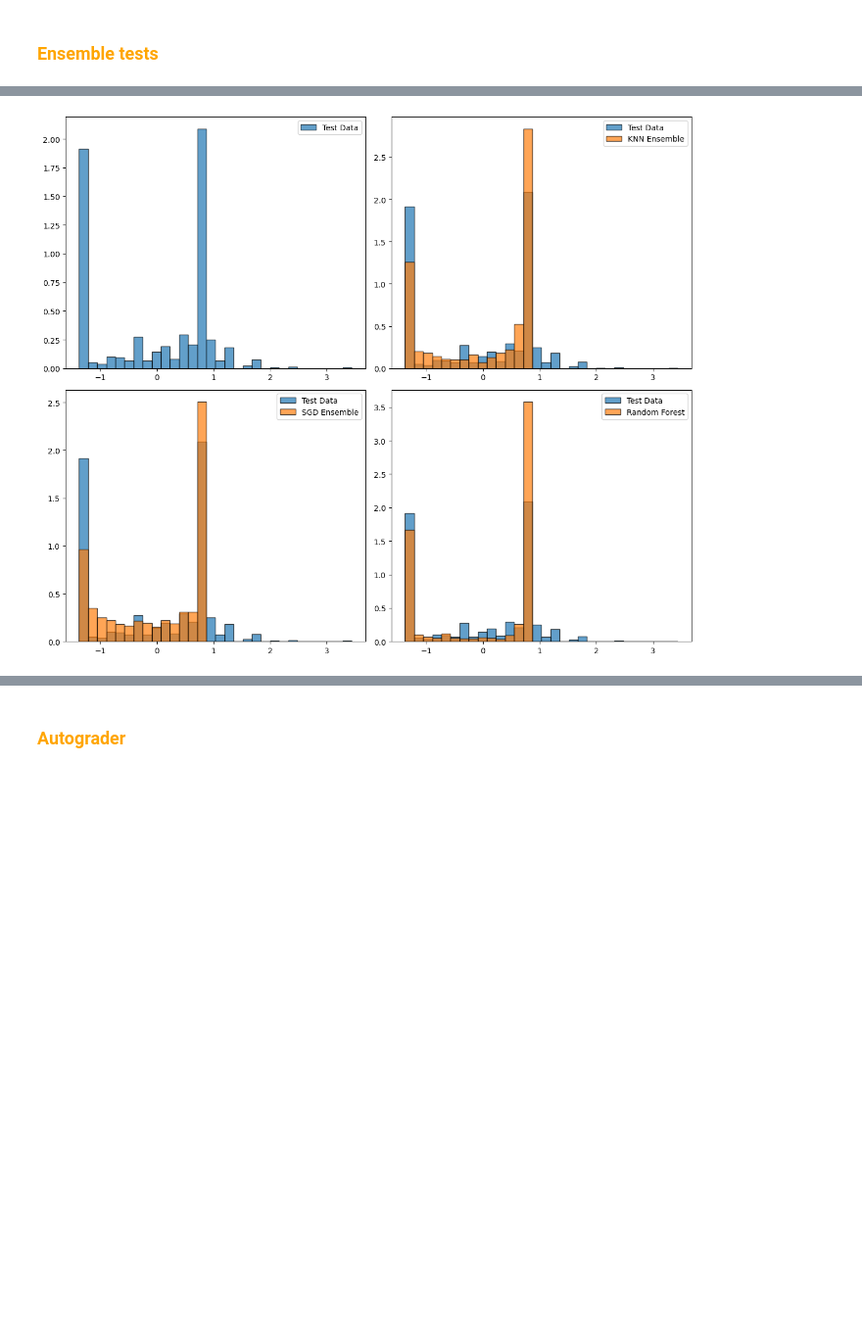
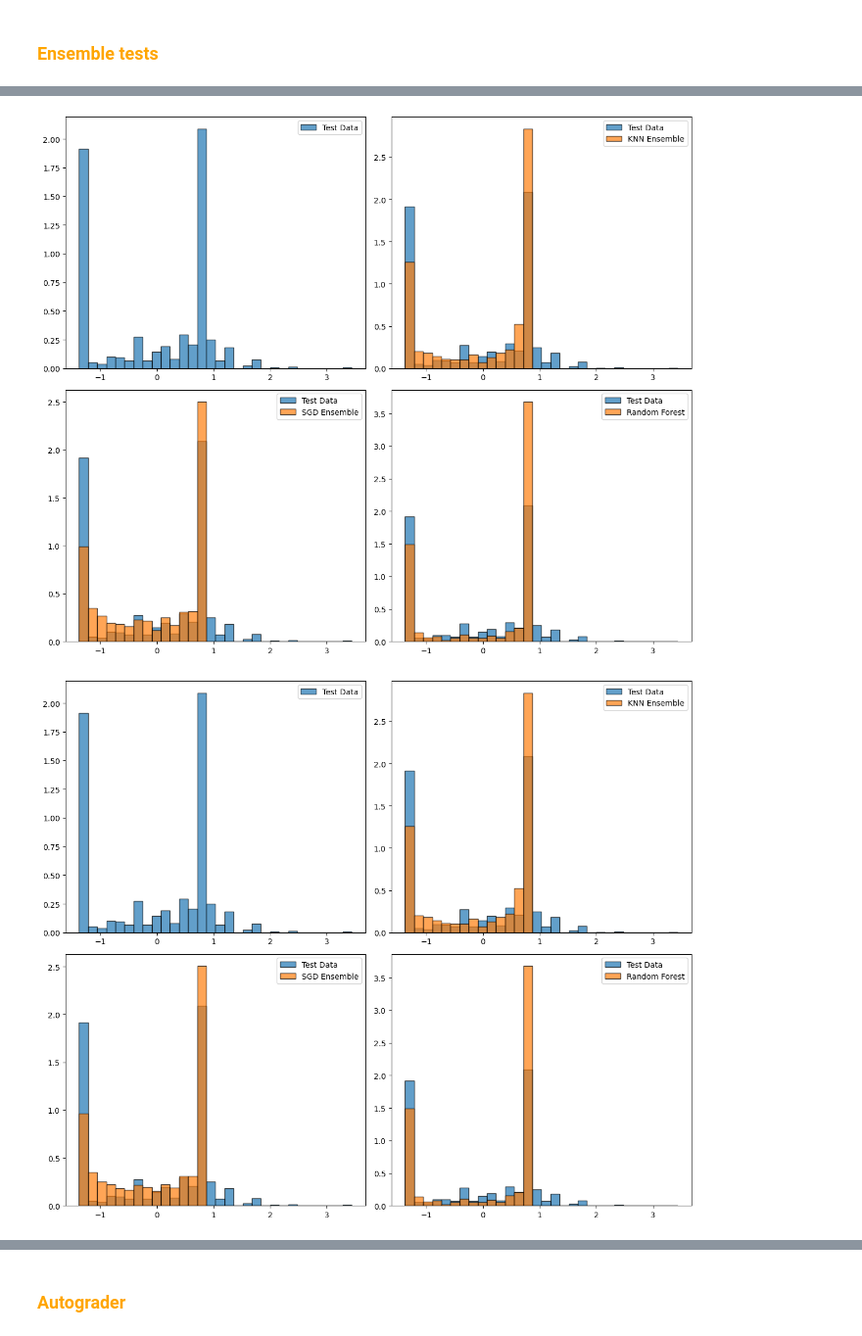
Before and after one commit to Yan-Tavares/ML_Projects, a Jupyter notebook: Final Project/main.ipynb, the cells around one changed output, grey strips where cells are left out. Shown at 98% size. Cells and saved outputs as stored; diff of their text form; code cells hidden in the pictures; blank space fills up the shorter version.

```diff
--- a/Final Project/main.ipynb
+++ b/Final Project/main.ipynb
@@ -322,12 +322,12 @@ param_grid_KNN = {
 }
 
 param_grid_Tree = {
-    'criterion': ['squared_error', 'friedman_mse', 'absolute_error'],
-    'splitter': ['random'],
-    'max_depth': [10, 15, 20, 25],
+    'criterion': ['squared_error', 'absolute_error'],
+    'splitter': ['random'], # Random worked better than best almost every time
+    'max_depth': [8 , 10, 15, 20],
     'min_samples_split': [2, 5, 10],
     'min_samples_leaf': [1, 2, 4, 8],
-    'max_features': [None, 'sqrt', 'log2']
+    'max_features': [None] # All features are considered for each split
 }
 
 param_grid_SGD = {
@@ -335,7 +335,7 @@ param_grid_SGD = {
     'penalty': ['l2', 'l1', 'elasticnet'],
     'learning_rate': ['constant', 'optimal', 'invscaling', 'adaptive'],
     'eta0': [0.00001, 0.0001],
-    'max_iter': [50, 100, 200]
+    'max_iter': [50, 100, 200],
 }
 
 # Train and evaluate models
@@ -561,33 +561,52 @@ def selected_ensemble_predict(models_dict, model_type, X_unseen, Y_unseen, test_
     ensemble_pred = [model.predict(X_unseen) for model in models_dict[model_type]['best_ensemble']]
     test_pred = np.mean(ensemble_pred[:selected_models], axis=0)
     test_df.loc['BET', model_type] = mean_absolute_error(Y_unseen, test_pred)
 
     test_pred_adjusted = np.array([soft_max_adjustnent(value) for value in test_pred])
 
     test_df.loc['BETA', model_type] = mean_absolute_error(Y_unseen, test_pred_adjusted)
 
     return test_pred_adjusted
 
 selected_models = 5
 
 # Find the index of the top best models on validation set
 selected_ensemble_models_index_KNN = Ensembles_val_loss_1['KNN'].sort_values(ascending=True).index[:selected_models]
 selected_ensemble_models_index_SGD = Ensembles_val_loss_1['SGD'].sort_values(ascending=True).index[:selected_models]
 selected_ensemble_models_index_tree = Ensembles_val_loss_1['Tree'].sort_values(ascending=True).index[:selected_models]
 
 # Get the top best models
 models_dict_1['KNN']['best_ensemble'] = [models_dict_1['KNN']['ensemble'][index] for index in selected_ensemble_models_index_KNN]
 models_dict_1['SGD']['best_ensemble'] = [models_dict_1['SGD']['ensemble'][index] for index in selected_ensemble_models_index_SGD]
 models_dict_1['Tree']['best_ensemble'] = [models_dict_1['Tree']['ensemble'][index] for index in selected_ensemble_models_index_tree]
 
 Y_unseen_pred_KNN_1_adjusted = selected_ensemble_predict(models_dict_1, 'KNN', X_unseen_1, Y_unseen_1, test_df_1, selected_models)
 Y_unseen_pred_SGD_1_adjusted = selected_ensemble_predict(models_dict_1, 'SGD', X_unseen_1, Y_unseen_1, test_df_1, selected_models)
 Y_unseen_pred_Tree_1_adjusted = selected_ensemble_predict(models_dict_1, 'Tree', X_unseen_1, Y_unseen_1, test_df_1, selected_models)
 
 
 plot_histograms(Y_unseen_1, Y_unseen_pred_KNN_1_adjusted, Y_unseen_pred_SGD_1_adjusted, Y_unseen_pred_Tree_1_adjusted)
 
-display(test_df_1)
+
+# Find the index of the top best models on validation set
+selected_ensemble_models_index_KNN = Ensembles_val_loss_2['KNN'].sort_values(ascending=True).index[:selected_models]
+selected_ensemble_models_index_SGD = Ensembles_val_loss_2['SGD'].sort_values(ascending=True).index[:selected_models]
+selected_ensemble_models_index_tree = Ensembles_val_loss_2['Tree'].sort_values(ascending=True).index[:selected_models]
+
+# Get the top best models
+models_dict_2['KNN']['best_ensemble'] = [models_dict_2['KNN']['ensemble'][index] for index in selected_ensemble_models_index_KNN]
+models_dict_2['SGD']['best_ensemble'] = [models_dict_2['SGD']['ensemble'][index] for index in selected_ensemble_models_index_SGD]
+models_dict_2['Tree']['best_ensemble'] = [models_dict_2['Tree']['ensemble'][index] for index in selected_ensemble_models_index_tree]
+
+Y_unseen_pred_KNN_2_adjusted = selected_ensemble_predict(models_dict_2, 'KNN', X_unseen_2, Y_unseen_2, test_df_2, selected_models)
+Y_unseen_pred_SGD_2_adjusted = selected_ensemble_predict(models_dict_2, 'SGD', X_unseen_2, Y_unseen_2, test_df_2, selected_models)
+Y_unseen_pred_Tree_2_adjusted = selected_ensemble_predict(models_dict_2, 'Tree', X_unseen_2, Y_unseen_2, test_df_2, selected_models)
+
+plot_histograms(Y_unseen_2, Y_unseen_pred_KNN_2_adjusted, Y_unseen_pred_SGD_2_adjusted, Y_unseen_pred_Tree_2_adjusted)
+
+display(test_df_1 * 18.707)
+display(test_df_2)
 # %% [output]
-[figure, old version]
+[figure, new version]
+[figure, added]
 |  | KNN | SGD | Tree |
```
Also changed, not shown: parts of 5 cells of this notebook.
